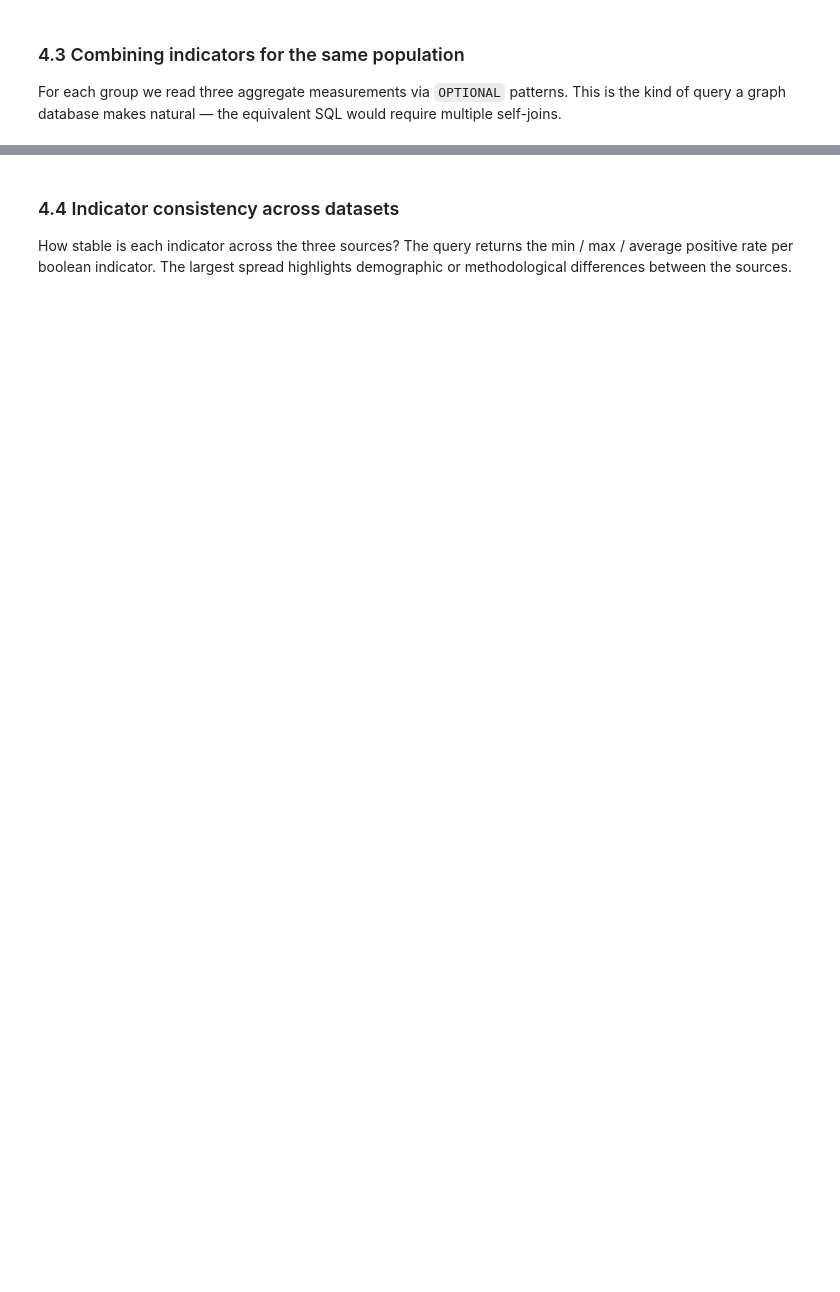
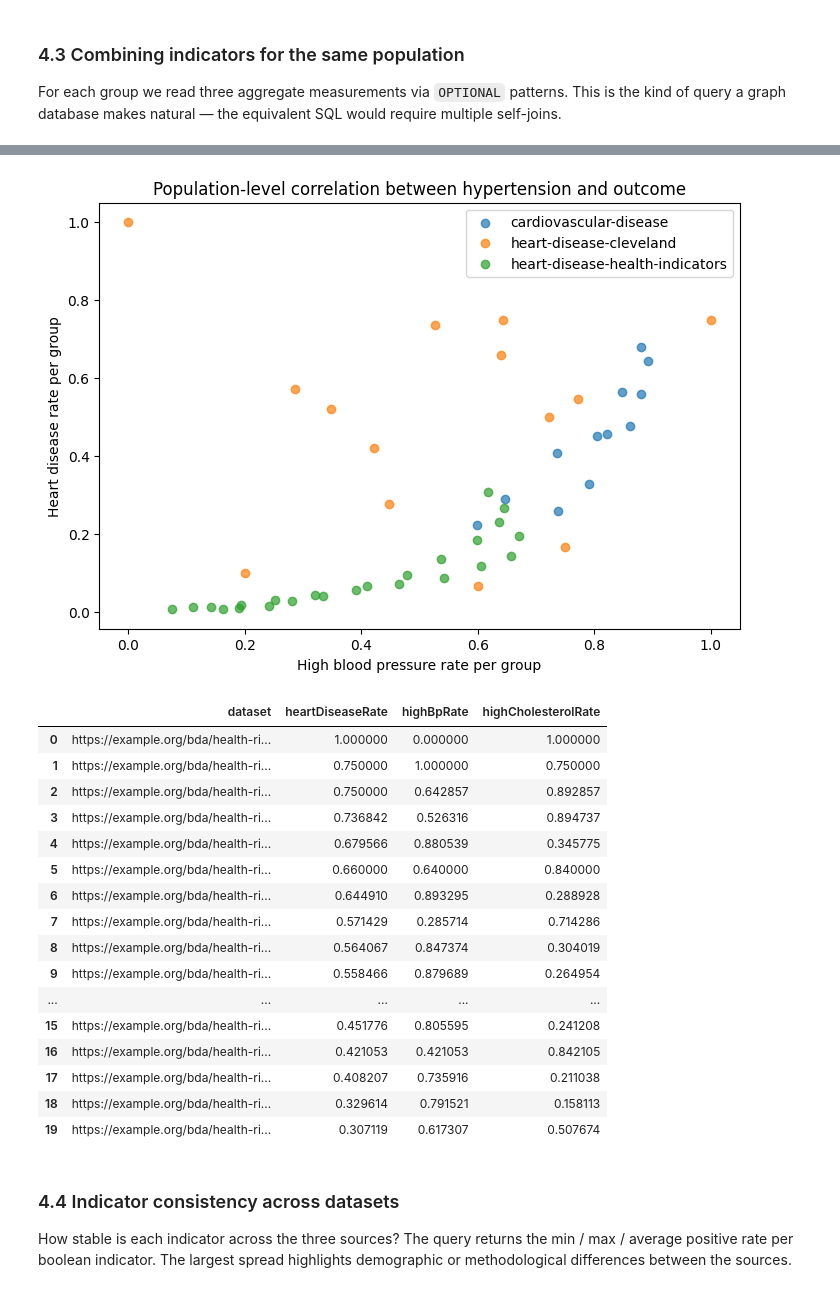
Before and after one commit to gallego-c/bda-practica2, a Jupyter notebook: notebooks/02_knowledge_graph_exploration.ipynb, the cells around one changed output, grey strips where cells are left out. Cells and saved outputs as stored; diff of their text form; code cells hidden in the pictures; blank space fills up the shorter version.

```diff
--- a/notebooks/02_knowledge_graph_exploration.ipynb
+++ b/notebooks/02_knowledge_graph_exploration.ipynb
@@ -149,17 +245,37 @@ combined.head(20)
 # %%
 subset = combined.dropna(subset=['highBpRate'])
-if not subset.empty:
+if subset.empty:
+    print('Not enough optional matches to plot.')
+elif plt is not None:
     fig, ax = plt.subplots(figsize=(7, 5), constrained_layout=True)
     for dataset, group in subset.groupby('dataset'):
         ax.scatter(group['highBpRate'], group['heartDiseaseRate'],
                    label=dataset.split('/')[-1], alpha=0.7)
     ax.set_xlabel('High blood pressure rate per group')
     ax.set_ylabel('Heart disease rate per group')
     ax.set_title('Population-level correlation between hypertension and outcome')
     ax.legend(loc='best')
     plt.show()
-else:
-    print('Not enough optional matches to plot.')
+subset[['dataset', 'heartDiseaseRate', 'highBpRate', 'highCholesterolRate']].head(20)
+# %% [output]
+[figure, added]
+|  | dataset | heartDiseaseRate | highBpRate | highCholesterolRate |
+| 0 | https://example.org/bda/health-ri... | 1.000000 | 0.000000 | 1.000000 |
+| 1 | https://example.org/bda/health-ri... | 0.750000 | 1.000000 | 0.750000 |
+| 2 | https://example.org/bda/health-ri... | 0.750000 | 0.642857 | 0.892857 |
+| 3 | https://example.org/bda/health-ri... | 0.736842 | 0.526316 | 0.894737 |
+| 4 | https://example.org/bda/health-ri... | 0.679566 | 0.880539 | 0.345775 |
+| 5 | https://example.org/bda/health-ri... | 0.660000 | 0.640000 | 0.840000 |
+| 6 | https://example.org/bda/health-ri... | 0.644910 | 0.893295 | 0.288928 |
+| 7 | https://example.org/bda/health-ri... | 0.571429 | 0.285714 | 0.714286 |
+| 8 | https://example.org/bda/health-ri... | 0.564067 | 0.847374 | 0.304019 |
+| 9 | https://example.org/bda/health-ri... | 0.558466 | 0.879689 | 0.264954 |
+| ... | ... | ... | ... | ... |
+| 15 | https://example.org/bda/health-ri... | 0.451776 | 0.805595 | 0.241208 |
+| 16 | https://example.org/bda/health-ri... | 0.421053 | 0.421053 | 0.842105 |
+| 17 | https://example.org/bda/health-ri... | 0.408207 | 0.735916 | 0.211038 |
+| 18 | https://example.org/bda/health-ri... | 0.329614 | 0.791521 | 0.158113 |
+| 19 | https://example.org/bda/health-ri... | 0.307119 | 0.617307 | 0.507674 |
 # %% [markdown]
 ### 4.4 Indicator consistency across datasets
 
```
Also changed, not shown: parts of 13 cells of this notebook, 35 other files.
